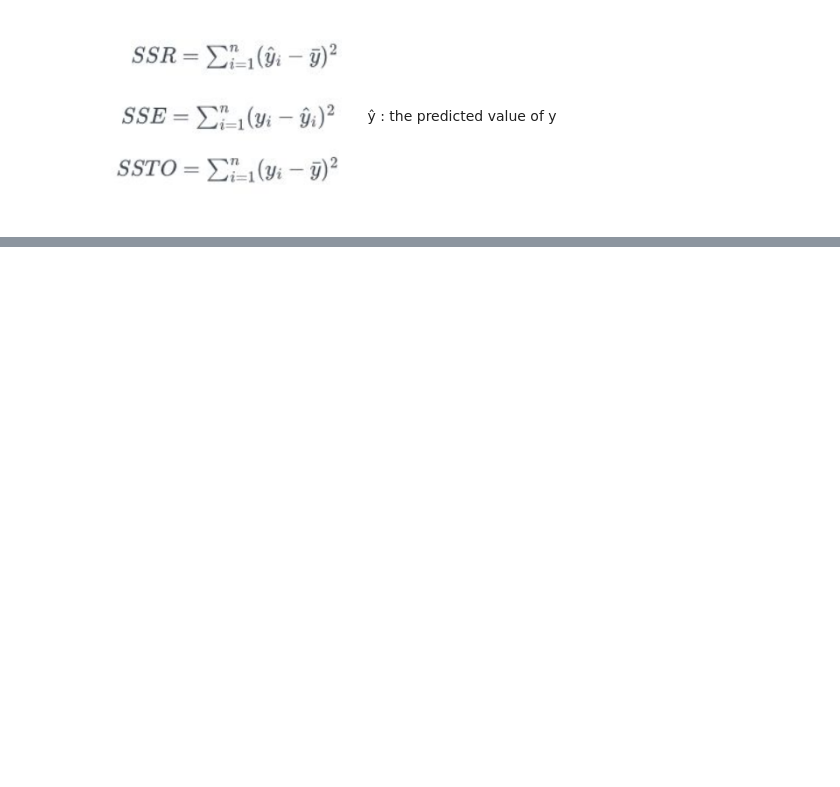
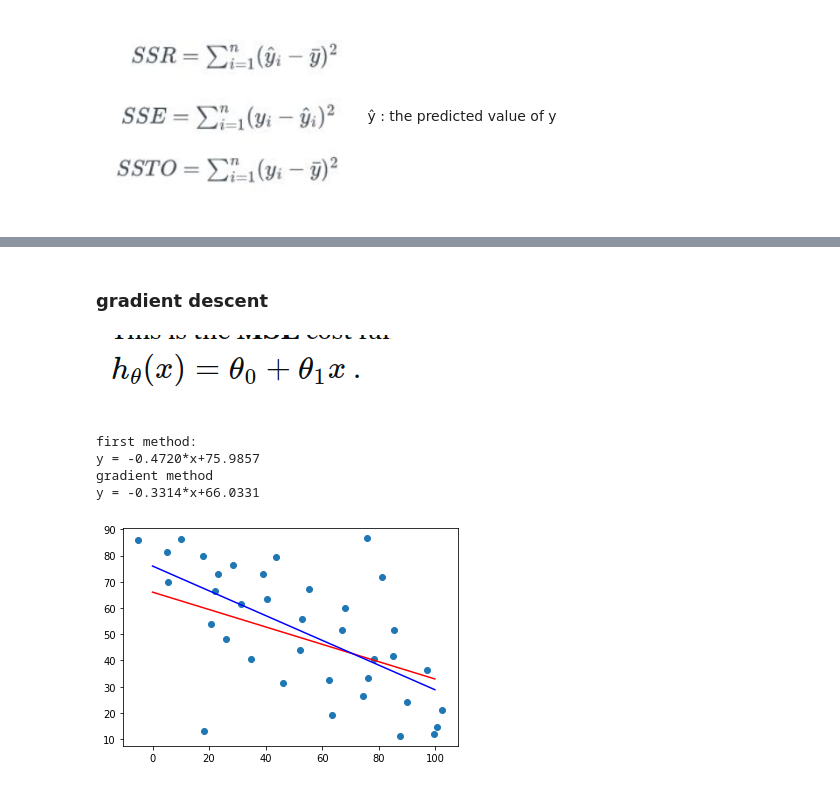
Before and after one commit to yannmb2/machine_learning_101, a Jupyter notebook: notebook_ml.ipynb, the cells around one changed output, grey strips where cells are left out. Saved outputs shown, nothing was run; the diff lists cells and outputs as text; code cells hidden in the pictures; blank space fills up the shorter version.

Commit message:
added gradient method

```diff
--- a/notebook_ml.ipynb
+++ b/notebook_ml.ipynb
@@ -110,0 +131,4 @@ mean_squared_error(y,test(x),squared=True)
+# %% [markdown]
+### gradient descent
+# %% [markdown]
+![image.png](attachment:image.png)
@@ -110,0 +143,45 @@ mean_squared_error(y,test(x),squared=True)
+# %%
+# loss function chosen MSE because convex
+def mse_db(y_data,x_data,a,b):
+    # mse function derived with a
+    return np.sum((y_data-f(a,b,x_data)))*(-2/(len(x_data)-2))
+
+def mse_da(y_data,x_data,a,b): # ok
+    # mse function derived with a
+    return np.sum((y_data-f(a,b,x_data))*(x_data))*(-2/(len(x_data)-2))
+# %%
+def gradient_descent(point,n,x,y,alpha):
+    """
+    point : random point
+    n : number of iterations
+    """
+    i=0
+    a = [point[0]]
+    b = [point[1]]
+    while i!=n:
+        i+=1
+        a.append(a[-1]-alpha*mse_da(y,x,a[-1],b[-1]))
+        b.append(b[-1]-alpha*mse_db(y,x,a[-2],b[-1]))
+    return a[-1],b[-1]
+
+# start at a random point
+point_start = df.sample(1).values.tolist()[0]
+a_g , b_g = gradient_descent(point_start,10000,x,y,0.0001)
+# %%
+plt.scatter(x,y)
+x_test = np.arange(0,100,0.1)
+grad = lambda x: a_g*x+b_g
+plt.plot(x_test, grad(x_test),color="red")
+test = lambda x: a*x+b
+plt.plot(x_test, test(x_test),color="blue")
+print("first method:")
+print(f"y = {a:.4f}*x+{b:.4f}")
+print("gradient method")
+print(f"y = {a_g:.4f}*x+{b_g:.4f}")
+plt.show()
+# %% [output]
+first method:
+y = -0.4720*x+75.9857
+gradient method
+y = -0.3314*x+66.0331
+[figure, added]
```
Also changed, not shown: parts of 17 cells of this notebook.
